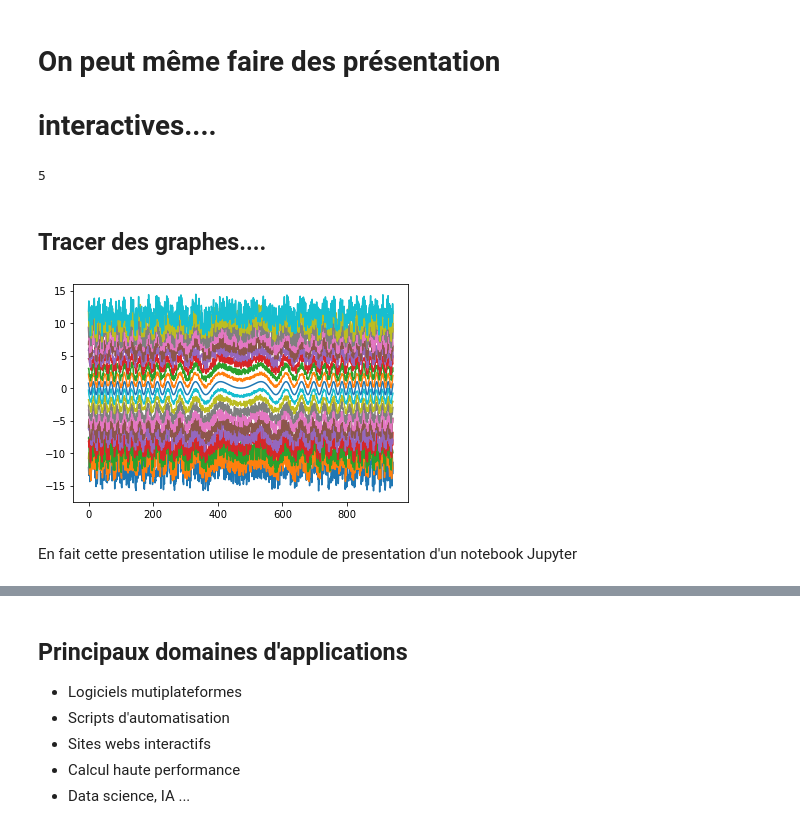
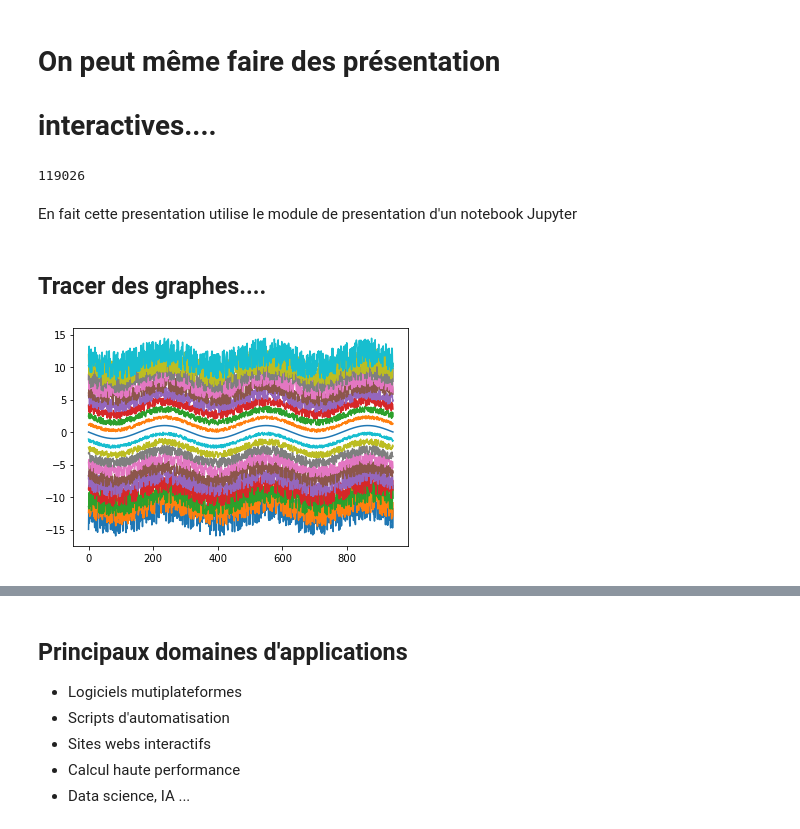
Before and after one commit to Bruyant/IntroPythonInstrum, a Jupyter notebook: SlidesIntroduction.ipynb, the cells around one changed output, grey strips where cells are left out. Saved outputs shown, nothing was run; the diff lists cells and outputs as text; code cells hidden in the pictures.

```diff
--- a/SlidesIntroduction.ipynb
+++ b/SlidesIntroduction.ipynb
@@ -43,17 +43,17 @@ Populating the interactive namespace from numpy and matplotlib
 # %% [markdown]
 # On peut même faire des présentation
 # interactives....
-# %%
-1+4
-# %% [output]
-5
+# %%
+1+345**2
+# %% [output]
+119026
+# %% [markdown]
+En fait cette presentation utilise le module de presentation d'un notebook Jupyter
 # %% [markdown]
 ## Tracer des graphes....
 # %%
 t=arange(-3*pi,3*pi,0.02)
 for i in range(-10,10):
-    plot(sin(t**2)+i+rand(size(t))*i/2)
+    plot(sin(t)+i+rand(size(t))*i/2)
 # %% [output]
-[figure, old version]
+[figure, new version]
-# %% [markdown]
-En fait cette presentation utilise le module de presentation d'un notebook Jupyter
```
Also changed, not shown: parts of 10 cells of this notebook.
